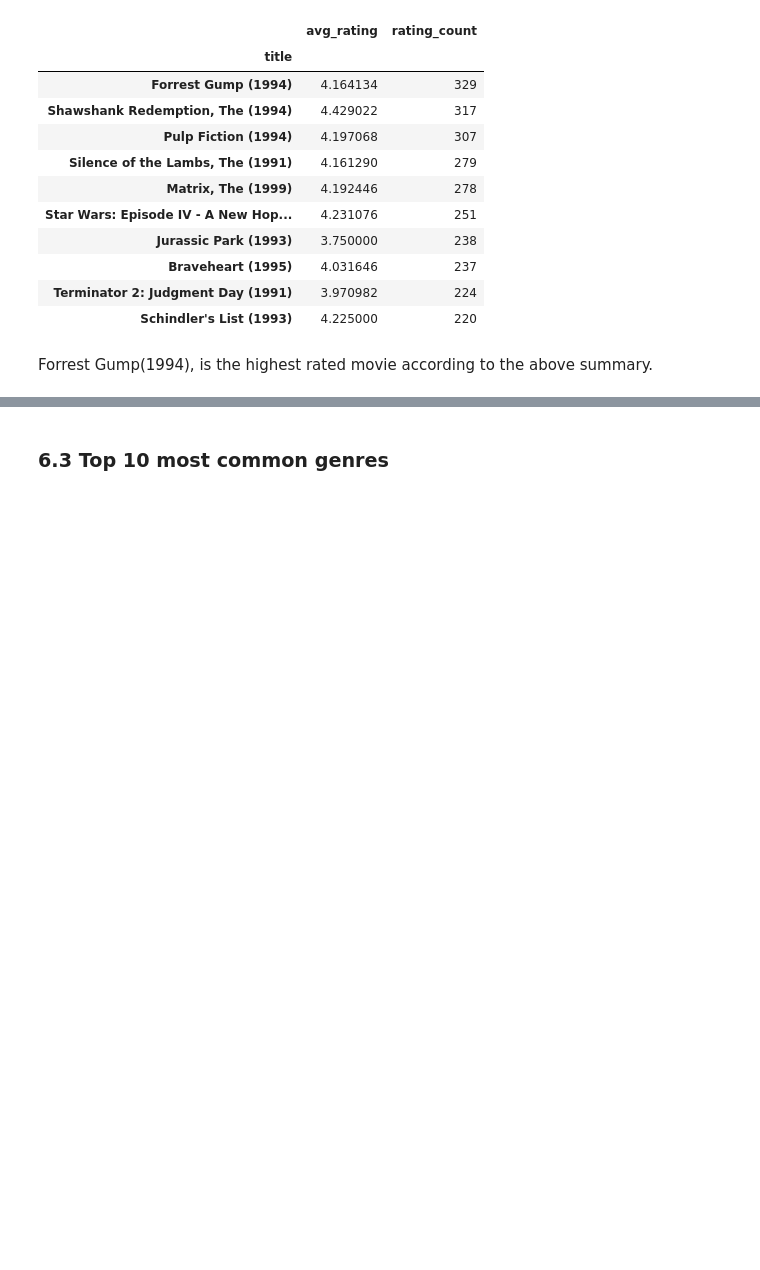
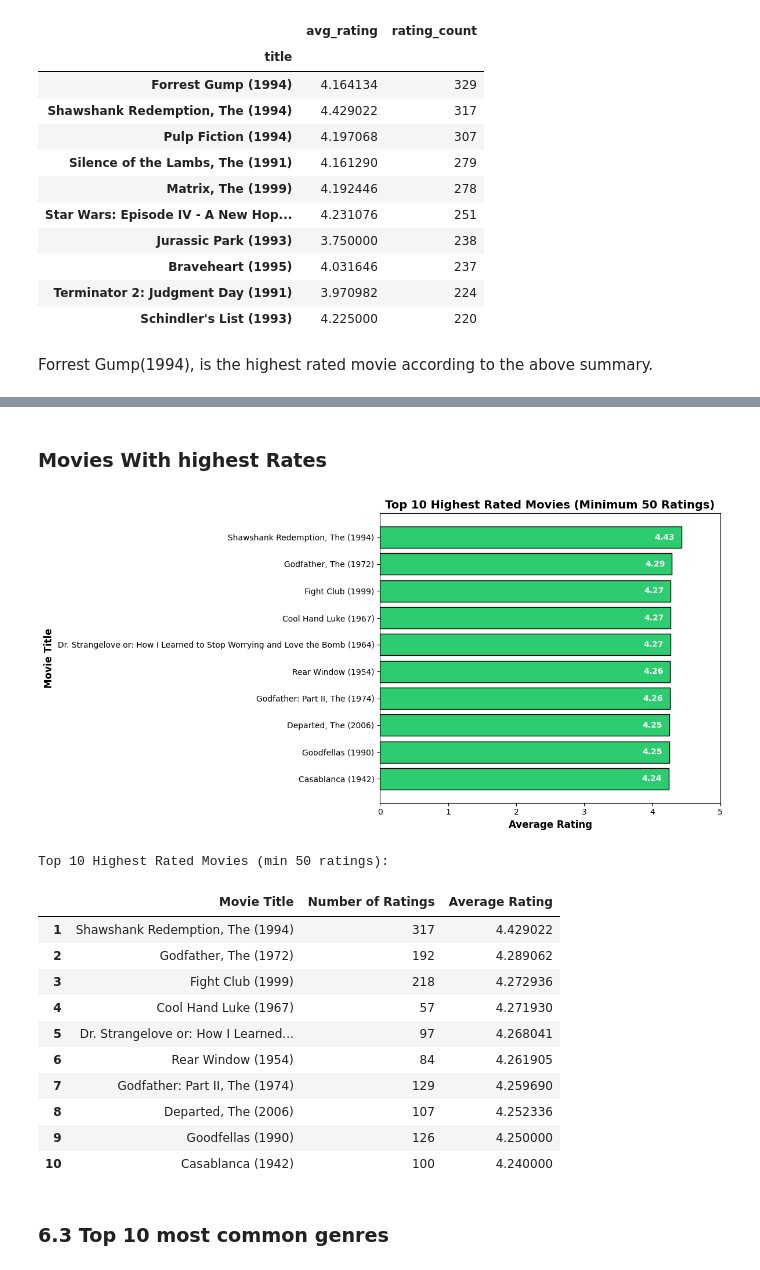
Before and after one commit to angelawachira-eng/GROUP_2-MOVIE_RECOMMENDATION_SYSTEM, a Jupyter notebook: Notebook/Recommendation_System_Project.ipynb, the cells around one changed output, grey strips where cells are left out. Cells and saved outputs as stored; diff of their text form; code cells hidden in the pictures; blank space fills up the shorter version.

```diff
--- a/Notebook/Recommendation_System_Project.ipynb
+++ b/Notebook/Recommendation_System_Project.ipynb
@@ -289,6 +301,50 @@ plt.ylabel('Movie Title')
 plt.show()
 # %% [output]
 [figure]
+# %% [markdown]
+### Movies With highest Rates
+# %%
+# Top 10 highest rated (minimum 50 ratings to filter out obscure films)
+top_rated = movie_rating_summary[movie_rating_summary['rating_count'] >= 50].nlargest(10, 'avg_rating')
+
+# Create a more informative display
+fig, ax = plt.subplots(figsize=(12, 6))
+top_rated_sorted = top_rated.sort_values('avg_rating')
+bars = ax.barh(top_rated_sorted.index, top_rated_sorted['avg_rating'], color='#2ecc71', edgecolor='black')
+
+# Add value labels on bars
+for i, (idx, row) in enumerate(top_rated_sorted.iterrows()):
+    ax.text(row['avg_rating'] - 0.1, i, f"{row['avg_rating']:.2f}",
+            va='center', ha='right', fontweight='bold', color='white')
+
+ax.set_xlabel('Average Rating', fontsize=12, fontweight='bold')
+ax.set_ylabel('Movie Title', fontsize=12, fontweight='bold')
+ax.set_title('Top 10 Highest Rated Movies (Minimum 50 Ratings)', fontsize=14, fontweight='bold')
+ax.set_xlim(0, 5)
+plt.tight_layout()
+plt.show()
+
+# Display detailed table
+print("\nTop 10 Highest Rated Movies (min 50 ratings):")
+display_df = top_rated[['rating_count', 'avg_rating']].reset_index()
+display_df.columns = ['Movie Title', 'Number of Ratings', 'Average Rating']
+display_df = display_df.sort_values('Average Rating', ascending=False).reset_index(drop=True)
+display_df.index = display_df.index + 1
+display(display_df)
+# %% [output]
+[figure, added]
+Top 10 Highest Rated Movies (min 50 ratings):
+|  | Movie Title | Number of Ratings | Average Rating |
+| 1 | Shawshank Redemption, The (1994) | 317 | 4.429022 |
+| 2 | Godfather, The (1972) | 192 | 4.289062 |
+| 3 | Fight Club (1999) | 218 | 4.272936 |
+| 4 | Cool Hand Luke (1967) | 57 | 4.271930 |
+| 5 | Dr. Strangelove or: How I Learned... | 97 | 4.268041 |
+| 6 | Rear Window (1954) | 84 | 4.261905 |
+| 7 | Godfather: Part II, The (1974) | 129 | 4.259690 |
+| 8 | Departed, The (2006) | 107 | 4.252336 |
+| 9 | Goodfellas (1990) | 126 | 4.250000 |
+| 10 | Casablanca (1942) | 100 | 4.240000 |
 # %% [markdown]
 ### 6.3 Top 10 most common genres
 # %%
```
Also changed, not shown: parts of 10 cells of this notebook, 1 other file.
